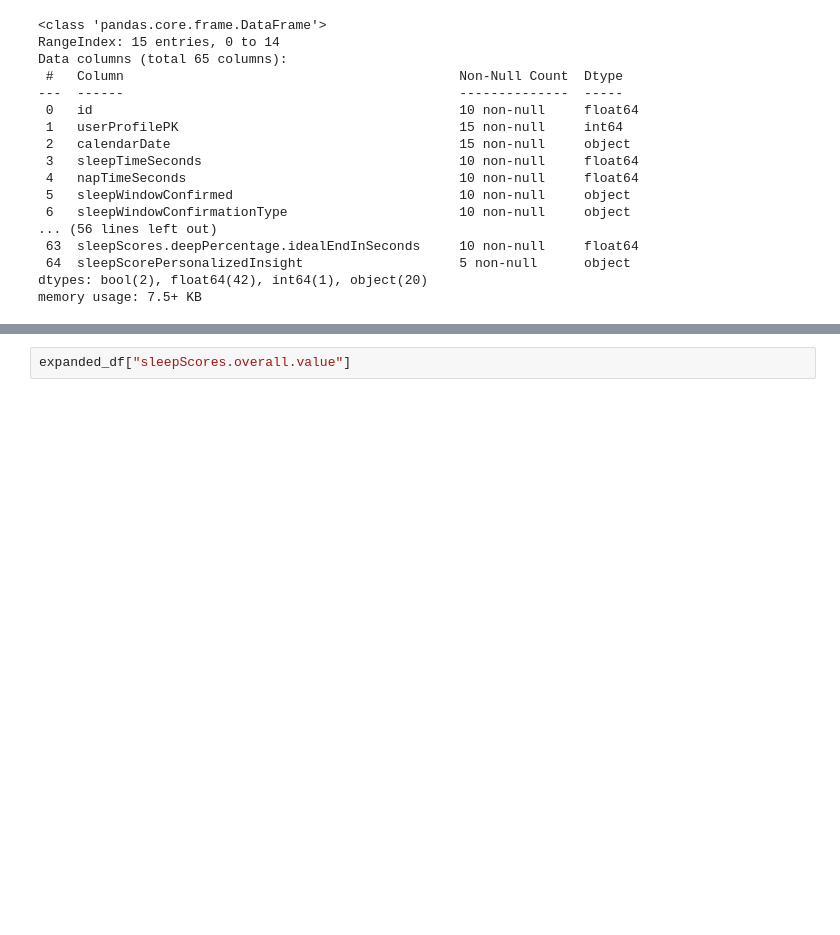
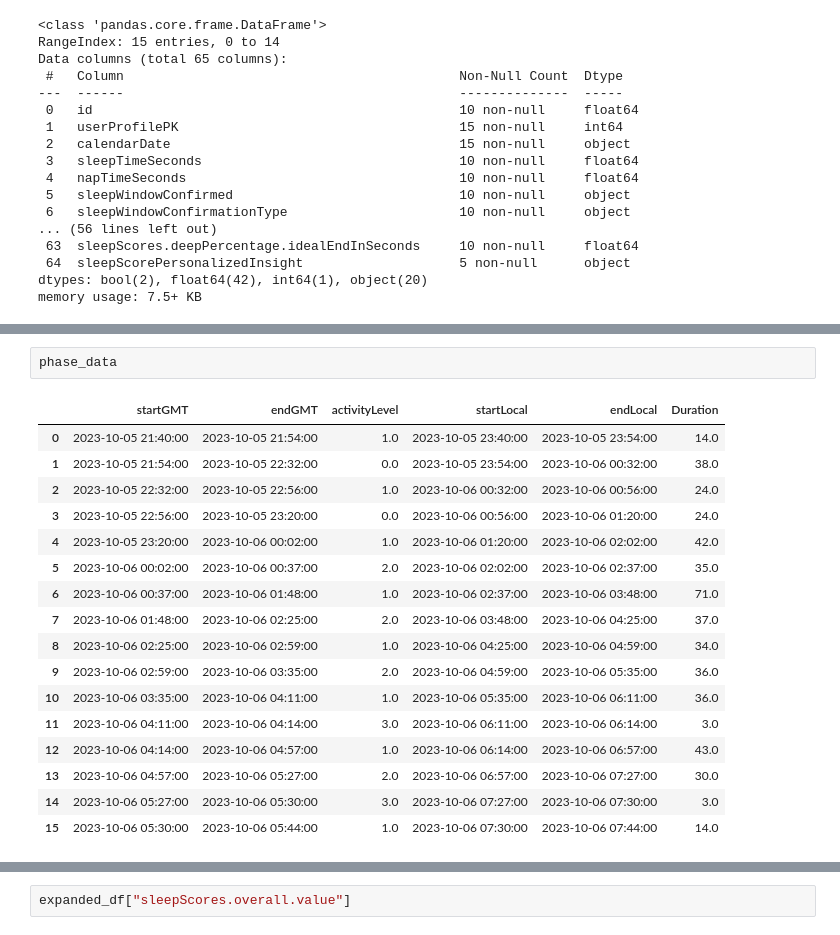
Before and after one commit to Lizoug/Garmin_Watch, a Jupyter notebook: Heartrate_And_Sleeplvl_viz.ipynb, the cells around one changed output, grey strips where cells are left out. Saved outputs shown, nothing was run; the diff lists cells and outputs as text; blank space fills up the shorter version.

```diff
--- a/Heartrate_And_Sleeplvl_viz.ipynb
+++ b/Heartrate_And_Sleeplvl_viz.ipynb
@@ -490,0 +487,20 @@ data
+# %%
+phase_data
+# %% [output]
+|  | startGMT | endGMT | activityLevel | startLocal | endLocal | Duration |
+| 0 | 2023-10-05 21:40:00 | 2023-10-05 21:54:00 | 1.0 | 2023-10-05 23:40:00 | 2023-10-05 23:54:00 | 14.0 |
+| 1 | 2023-10-05 21:54:00 | 2023-10-05 22:32:00 | 0.0 | 2023-10-05 23:54:00 | 2023-10-06 00:32:00 | 38.0 |
+| 2 | 2023-10-05 22:32:00 | 2023-10-05 22:56:00 | 1.0 | 2023-10-06 00:32:00 | 2023-10-06 00:56:00 | 24.0 |
+| 3 | 2023-10-05 22:56:00 | 2023-10-05 23:20:00 | 0.0 | 2023-10-06 00:56:00 | 2023-10-06 01:20:00 | 24.0 |
+| 4 | 2023-10-05 23:20:00 | 2023-10-06 00:02:00 | 1.0 | 2023-10-06 01:20:00 | 2023-10-06 02:02:00 | 42.0 |
+| 5 | 2023-10-06 00:02:00 | 2023-10-06 00:37:00 | 2.0 | 2023-10-06 02:02:00 | 2023-10-06 02:37:00 | 35.0 |
+| 6 | 2023-10-06 00:37:00 | 2023-10-06 01:48:00 | 1.0 | 2023-10-06 02:37:00 | 2023-10-06 03:48:00 | 71.0 |
+| 7 | 2023-10-06 01:48:00 | 2023-10-06 02:25:00 | 2.0 | 2023-10-06 03:48:00 | 2023-10-06 04:25:00 | 37.0 |
+| 8 | 2023-10-06 02:25:00 | 2023-10-06 02:59:00 | 1.0 | 2023-10-06 04:25:00 | 2023-10-06 04:59:00 | 34.0 |
+| 9 | 2023-10-06 02:59:00 | 2023-10-06 03:35:00 | 2.0 | 2023-10-06 04:59:00 | 2023-10-06 05:35:00 | 36.0 |
+| 10 | 2023-10-06 03:35:00 | 2023-10-06 04:11:00 | 1.0 | 2023-10-06 05:35:00 | 2023-10-06 06:11:00 | 36.0 |
+| 11 | 2023-10-06 04:11:00 | 2023-10-06 04:14:00 | 3.0 | 2023-10-06 06:11:00 | 2023-10-06 06:14:00 | 3.0 |
+| 12 | 2023-10-06 04:14:00 | 2023-10-06 04:57:00 | 1.0 | 2023-10-06 06:14:00 | 2023-10-06 06:57:00 | 43.0 |
+| 13 | 2023-10-06 04:57:00 | 2023-10-06 05:27:00 | 2.0 | 2023-10-06 06:57:00 | 2023-10-06 07:27:00 | 30.0 |
+| 14 | 2023-10-06 05:27:00 | 2023-10-06 05:30:00 | 3.0 | 2023-10-06 07:27:00 | 2023-10-06 07:30:00 | 3.0 |
+| 15 | 2023-10-06 05:30:00 | 2023-10-06 05:44:00 | 1.0 | 2023-10-06 07:30:00 | 2023-10-06 07:44:00 | 14.0 |
```
Also changed, not shown: parts of 28 cells of this notebook.
